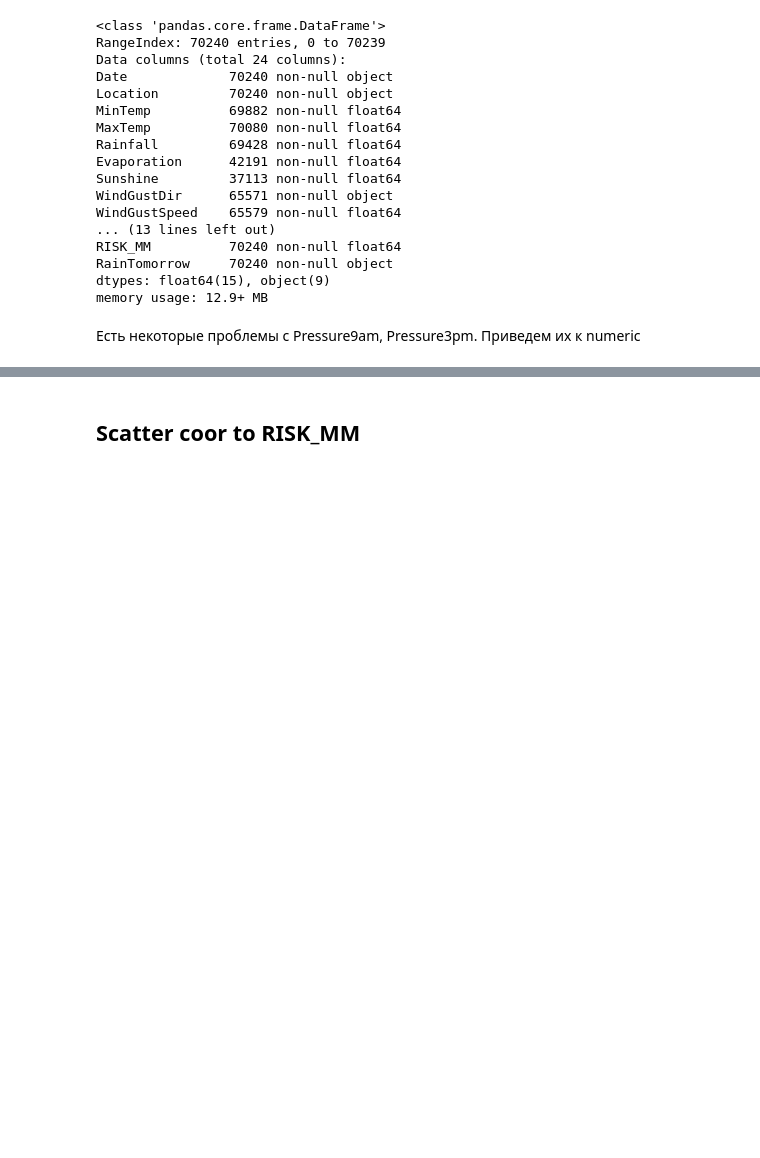
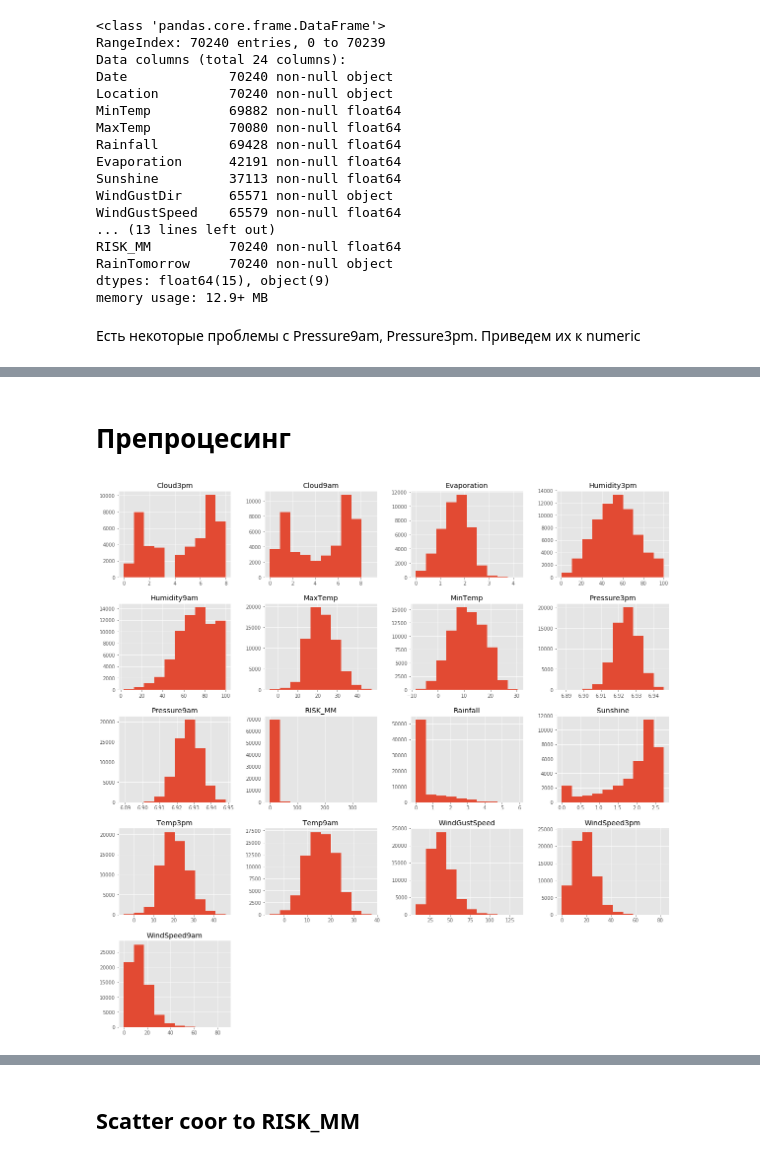
Before and after one commit to tarasovalx/BestHack2020-2nd, a Jupyter notebook: DataPreprocessing.ipynb, the cells around one changed output, grey strips where cells are left out. Cells and saved outputs as stored; diff of their text form; code cells hidden in the pictures; blank space fills up the shorter version.

```diff
--- a/DataPreprocessing.ipynb
+++ b/DataPreprocessing.ipynb
@@ -131,3 +126,13 @@ df[real_vars].hist(figsize=(20, 20));
+# %% [markdown]
+# Препроцесинг
+# %%
+#Логорифмировать
+vars_to_log = ["Evaporation", "Rainfall", "Sunshine", "Pressure3pm", "Pressure9am"]
+df[vars_to_log] = df[vars_to_log].apply(lambda w: np.log(w + 1))
+real_vars_hist = df[real_vars].hist(figsize=(20, 20))
+#Пожать категориальные
+# %% [output]
+[figure, added]
 # %%
 plt.figure(figsize=(20,20))
 corr = df.corr()
```
Also changed, not shown: parts of 11 cells of this notebook.
